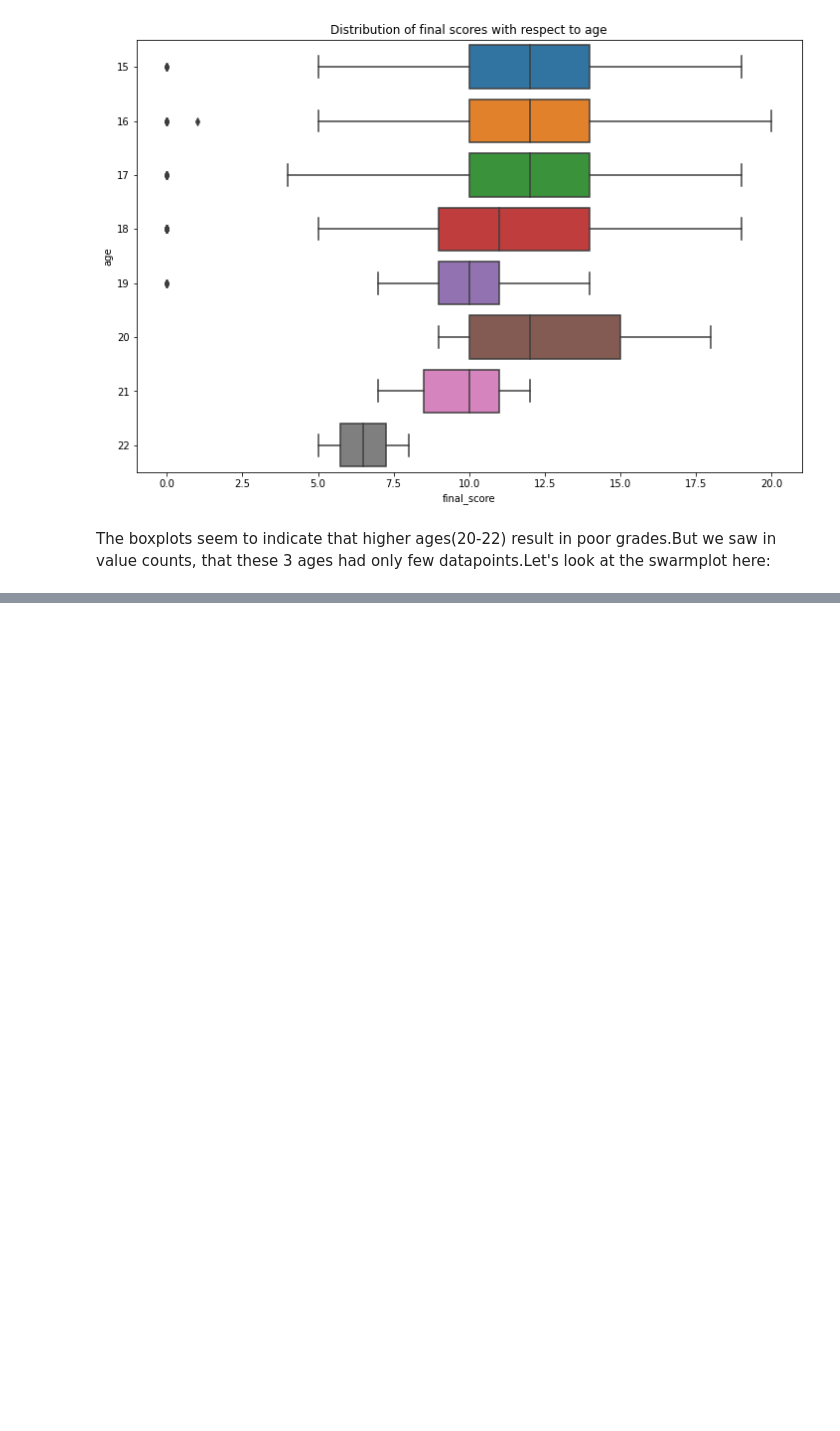
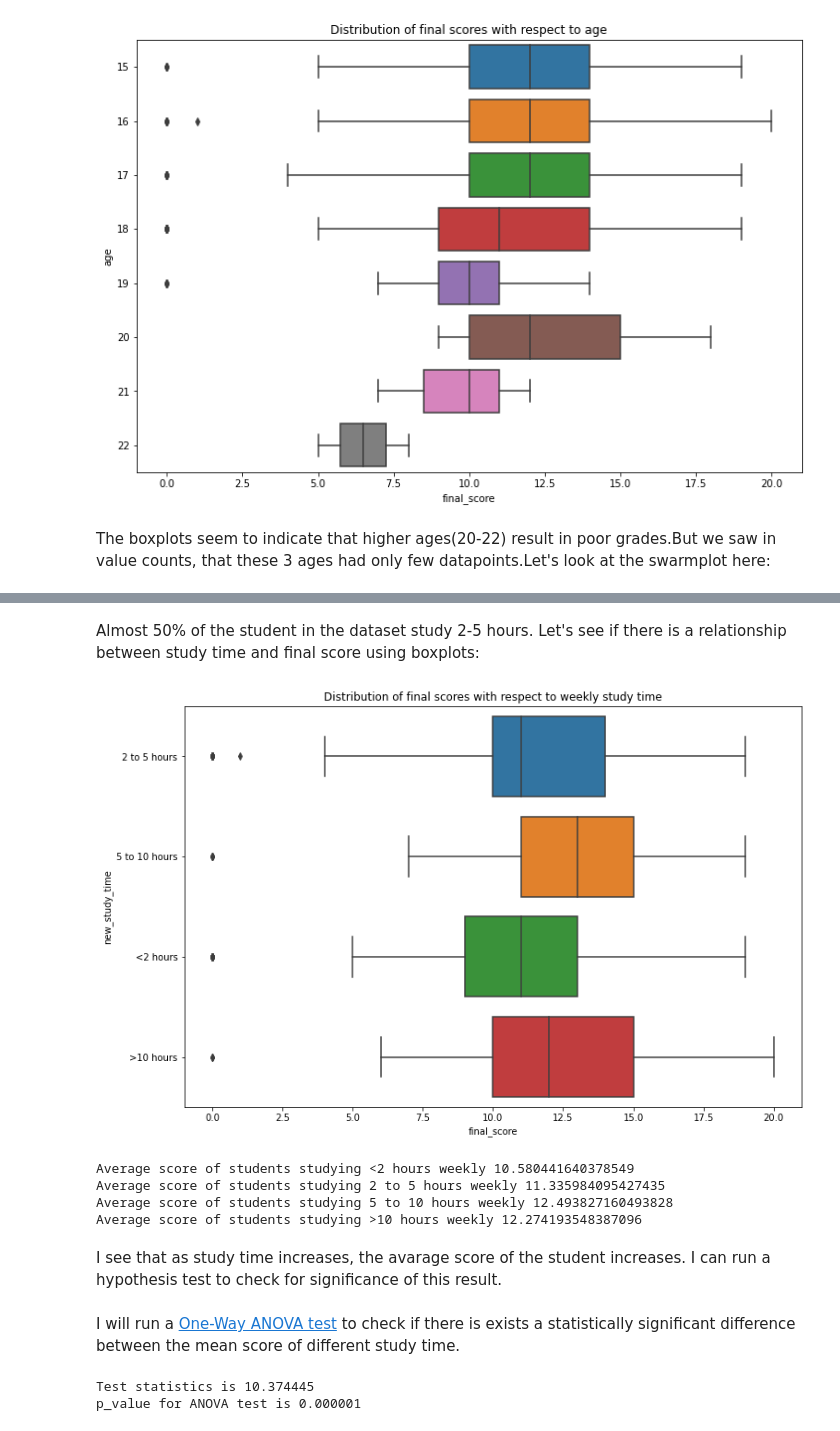
Before and after one commit to gt1719/Finding-the-Secret-to-Academic-Success---Capstone-Project, a Jupyter notebook: Finding_the_Secret_to_Academic_Success.ipynb, the cells around one changed output, grey strips where cells are left out. Cells and saved outputs as stored; diff of their text form; code cells hidden in the pictures; blank space fills up the shorter version.

```diff
--- a/Finding_the_Secret_to_Academic_Success.ipynb
+++ b/Finding_the_Secret_to_Academic_Success.ipynb
@@ -373,0 +426,15 @@ sns.stripplot(y="final_score", x="age", data = student_df);
+# %%
+# function to convert study time encoding to actual meaning
+def convertor_function(study_time):
+    if study_time == 1:
+        return '<2 hours'
+    elif study_time == 2:
+        return '2 to 5 hours'
+    elif study_time == 3:
+        return '5 to 10 hours'
+    elif study_time == 4:
+        return '>10 hours'
+
+student_df['new_study_time'] = student_df['study_time'].apply(convertor_function)
+
+student_df[['study_time', 'new_study_time']].sample(10)
@@ -373,0 +468,20 @@ sns.stripplot(y="final_score", x="age", data = student_df);
+# %% [markdown]
+Almost 50% of the student in the dataset study 2-5 hours. Let's see if there is a relationship between study time and final score using boxplots:
+# %%
+plt.figure(figsize=(12,8))
+plt.title("Distribution of final scores with respect to weekly study time")
+sns.boxplot(y="new_study_time", x="final_score", orient='h', data = student_df);
+# %% [output]
+[figure, added]
+# %%
+print('Average score of students studying <2 hours weekly', student_df[student_df['new_study_time']=='<2 hours'].final_score.mean())
+print('Average score of students studying 2 to 5 hours weekly', student_df[student_df['new_study_time']=='2 to 5 hours'].final_score.mean())
+print('Average score of students studying 5 to 10 hours weekly', student_df[student_df['new_study_time']=='5 to 10 hours'].final_score.mean())
+print('Average score of students studying >10 hours weekly', student_df[student_df['new_study_time']=='>10 hours'].final_score.mean())
+# %% [output]
+Average score of students studying <2 hours weekly 10.580441640378549
+Average score of students studying 2 to 5 hours weekly 11.335984095427435
+Average score of students studying 5 to 10 hours weekly 12.493827160493828
+Average score of students studying >10 hours weekly 12.274193548387096
+# %% [markdown]
+I see that as study time increases, the avarage score of the student increases. I can run a hypothesis test to check for significance of this result.
@@ -373,0 +493,11 @@ sns.stripplot(y="final_score", x="age", data = student_df);
+# %% [markdown]
+I will run a [One-Way ANOVA test](https://www.simplypsychology.org/anova.html) to check if there is exists a statistically significant difference between the mean score of different study time.
+# %%
+# running a one-way ANOVA test https://docs.scipy.org/doc/scipy/reference/generated/scipy.stats.f_oneway.html
+t_value, p_value = scipy.stats.f_oneway(study_less_than_2_scores, study_2_to_5_scores, study_5_to_10_scores, study_greater_than_10_scores)
+
+print('Test statistics is %f'%float("{:.6f}".format(t_value)))
+print('p_value for ANOVA test is %f'%p_value)
+# %% [output]
+Test statistics is 10.374445
+p_value for ANOVA test is 0.000001
```
Also changed, not shown: parts of 54 cells of this notebook.
